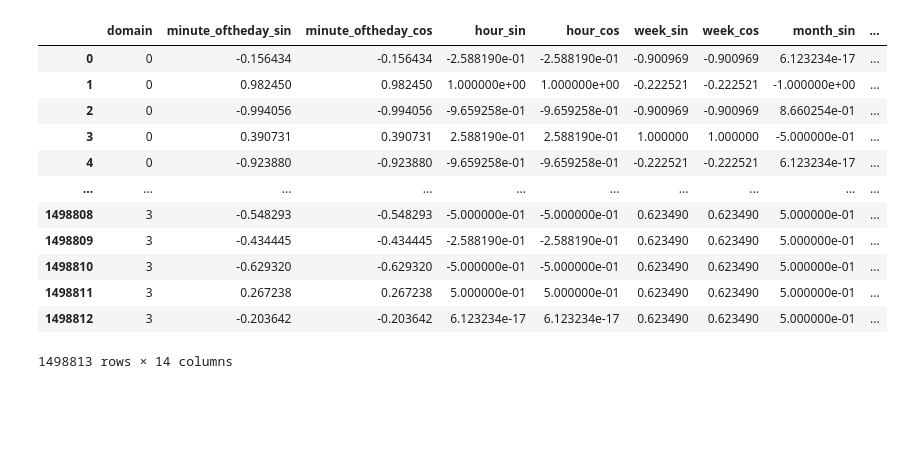
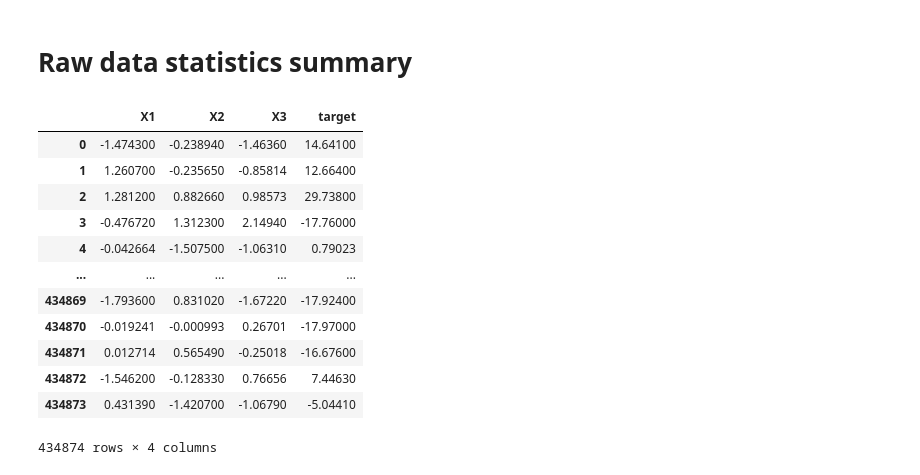
Before and after one commit to Trminh06-work/Out-of-distribution-data-fitting, a Jupyter notebook: data/Data_Statistics_Summary.ipynb, the cells around one changed output. Drawn from its saved outputs; the diff is of its cells as text; code cells hidden in the pictures; blank space fills up the shorter version.

Commit message:
update .gitignore, requirements.txt and first push Splitted_Data_Stat_Summ

```diff
--- a/data/Data_Statistics_Summary.ipynb
+++ b/data/Data_Statistics_Summary.ipynb
@@ -3,22 +29,24 @@ from stat_sum_func import ToParquet, DatasetStatistics
+# %% [markdown]
+# Raw data statistics summary
 # %%
-file = "taxi"
+file = "3droad"
 path = f"raw/{file}/{file}.parquet"
 statistics_man = DatasetStatistics(path)
 statistics_man.df
 # %% [output]
-|  | domain | minute_oftheday_sin | minute_oftheday_cos | hour_sin | hour_cos | week_sin | week_cos | month_sin | ... |
-| 0 | 0 | -0.156434 | -0.156434 | -2.588190e-01 | -2.588190e-01 | -0.900969 | -0.900969 | 6.123234e-17 | ... |
-| 1 | 0 | 0.982450 | 0.982450 | 1.000000e+00 | 1.000000e+00 | -0.222521 | -0.222521 | -1.000000e+00 | ... |
-| 2 | 0 | -0.994056 | -0.994056 | -9.659258e-01 | -9.659258e-01 | -0.900969 | -0.900969 | 8.660254e-01 | ... |
-| 3 | 0 | 0.390731 | 0.390731 | 2.588190e-01 | 2.588190e-01 | 1.000000 | 1.000000 | -5.000000e-01 | ... |
-| 4 | 0 | -0.923880 | -0.923880 | -9.659258e-01 | -9.659258e-01 | -0.222521 | -0.222521 | 6.123234e-17 | ... |
-| ... | ... | ... | ... | ... | ... | ... | ... | ... | ... |
-| 1498808 | 3 | -0.548293 | -0.548293 | -5.000000e-01 | -5.000000e-01 | 0.623490 | 0.623490 | 5.000000e-01 | ... |
-| 1498809 | 3 | -0.434445 | -0.434445 | -2.588190e-01 | -2.588190e-01 | 0.623490 | 0.623490 | 5.000000e-01 | ... |
-| 1498810 | 3 | -0.629320 | -0.629320 | -5.000000e-01 | -5.000000e-01 | 0.623490 | 0.623490 | 5.000000e-01 | ... |
-| 1498811 | 3 | 0.267238 | 0.267238 | 5.000000e-01 | 5.000000e-01 | 0.623490 | 0.623490 | 5.000000e-01 | ... |
-| 1498812 | 3 | -0.203642 | -0.203642 | 6.123234e-17 | 6.123234e-17 | 0.623490 | 0.623490 | 5.000000e-01 | ... |
+|  | X1 | X2 | X3 | target |
+| 0 | -1.474300 | -0.238940 | -1.46360 | 14.64100 |
+| 1 | 1.260700 | -0.235650 | -0.85814 | 12.66400 |
+| 2 | 1.281200 | 0.882660 | 0.98573 | 29.73800 |
+| 3 | -0.476720 | 1.312300 | 2.14940 | -17.76000 |
+| 4 | -0.042664 | -1.507500 | -1.06310 | 0.79023 |
+| ... | ... | ... | ... | ... |
+| 434869 | -1.793600 | 0.831020 | -1.67220 | -17.92400 |
+| 434870 | -0.019241 | -0.000993 | 0.26701 | -17.97000 |
+| 434871 | 0.012714 | 0.565490 | -0.25018 | -16.67600 |
+| 434872 | -1.546200 | -0.128330 | 0.76656 | 7.44630 |
+| 434873 | 0.431390 | -1.420700 | -1.06790 | -5.04410 |
-1498813 rows × 14 columns
+434874 rows × 4 columns
 # %%
 for feature in statistics_man.df.columns:
     statistics_man.plot_distribution(feature)
```
Also changed, not shown: parts of 7 cells of this notebook, 10 other files.
